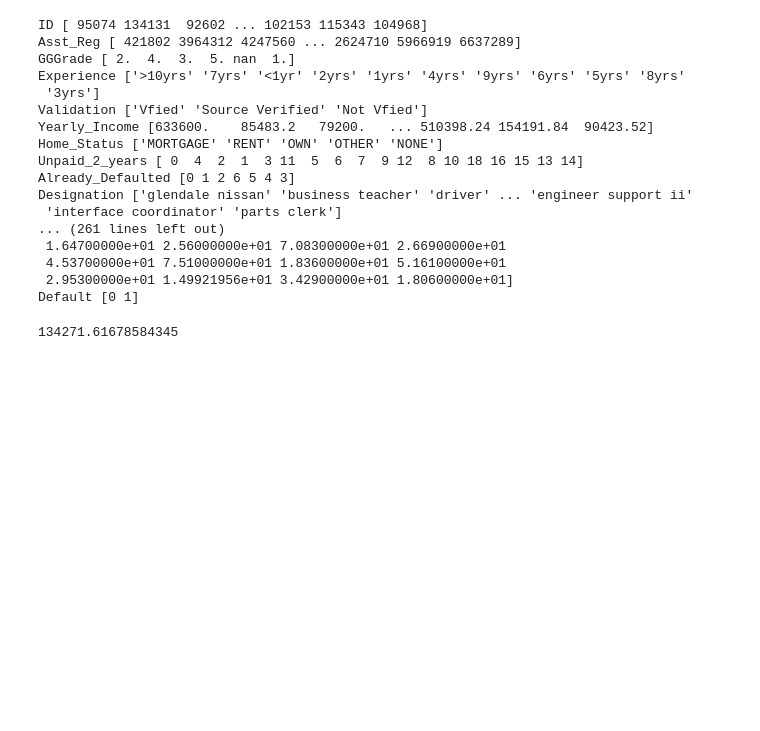
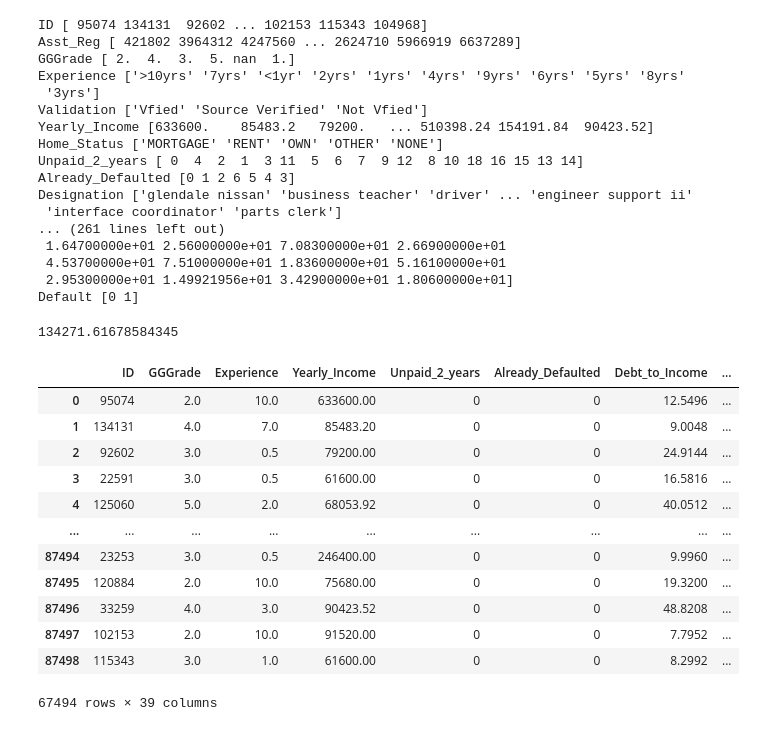
Before and after one commit to geo-rge-li/loan-default-analysis, a Jupyter notebook: analysis.ipynb, the cells around one changed output. Cells and saved outputs as stored; diff of their text form; code cells hidden in the pictures; blank space fills up the shorter version.

```diff
--- a/analysis.ipynb
+++ b/analysis.ipynb
@@ -65,33 +65,49 @@ df_encoded = pd.get_dummies(df, columns=one_hot_columns)
 # Label encoding for high cardinality or ordinal categorical variables
 label_columns = ['Asst_Reg', 'Designation', 'State', 'Reason', 'Sub_GGGrade']
 label_encoder = LabelEncoder()
 
 for col in label_columns:
     df_encoded[col + '_encoded'] = label_encoder.fit_transform(df_encoded[col].astype(str))
 
 # Drop original categorical columns after encoding
 df_encoded = df_encoded.drop(columns=label_columns)
 
 # Preprocess the Experience column
 def preprocess_experience(exp):
     if pd.isna(exp):
         return np.nan
     elif 'yrs' in exp:
         return float(exp.replace('yrs', '').replace('>', '').strip())
     elif '<1yr' in exp:
         return 0.5
     else:
         return np.nan
 
 # Apply preprocessing to the Experience column
 df_encoded['Experience'] = df_encoded['Experience'].apply(preprocess_experience)
 
 # Handle any remaining NaN values (you might want to impute or drop them based on your preference)
 df_encoded = df_encoded.dropna()
 
 # Separate features and target
 X = df_encoded.drop('Default', axis=1)
+X = X.drop('ID', axis=1)
 y = df_encoded['Default']
+df_encoded
+# %% [output]
+|  | ID | GGGrade | Experience | Yearly_Income | Unpaid_2_years | Already_Defaulted | Debt_to_Income | ... |
+| 0 | 95074 | 2.0 | 10.0 | 633600.00 | 0 | 0 | 12.5496 | ... |
+| 1 | 134131 | 4.0 | 7.0 | 85483.20 | 0 | 0 | 9.0048 | ... |
+| 2 | 92602 | 3.0 | 0.5 | 79200.00 | 0 | 0 | 24.9144 | ... |
+| 3 | 22591 | 3.0 | 0.5 | 61600.00 | 0 | 0 | 16.5816 | ... |
+| 4 | 125060 | 5.0 | 2.0 | 68053.92 | 0 | 0 | 40.0512 | ... |
+| ... | ... | ... | ... | ... | ... | ... | ... | ... |
+| 87494 | 23253 | 3.0 | 0.5 | 246400.00 | 0 | 0 | 9.9960 | ... |
+| 87495 | 120884 | 2.0 | 10.0 | 75680.00 | 0 | 0 | 19.3200 | ... |
+| 87496 | 33259 | 4.0 | 3.0 | 90423.52 | 0 | 0 | 48.8208 | ... |
+| 87497 | 102153 | 2.0 | 10.0 | 91520.00 | 0 | 0 | 7.7952 | ... |
+| 87498 | 115343 | 3.0 | 1.0 | 61600.00 | 0 | 0 | 8.2992 | ... |
+67494 rows × 39 columns
 # %%
 from matplotlib import pyplot as plt
 from sklearn.preprocessing import StandardScaler
```
Also changed, not shown: parts of 4 cells of this notebook, 1 other file.
